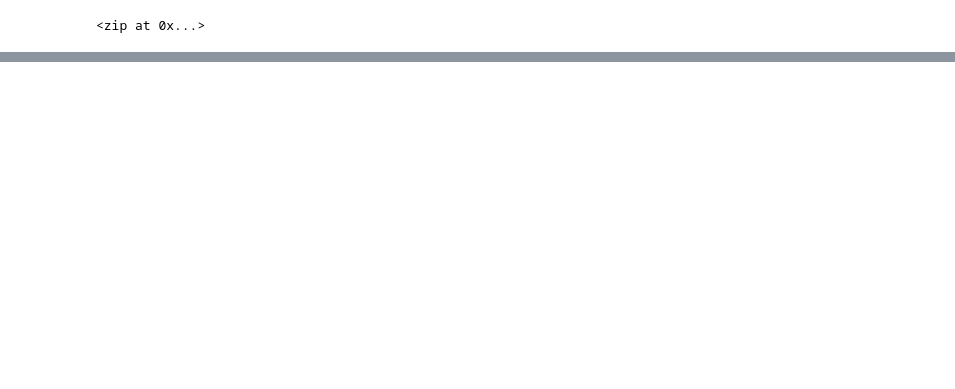
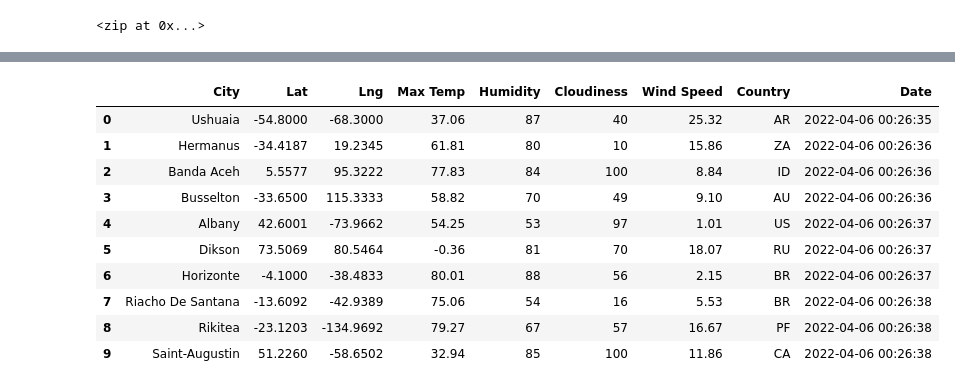
Before and after one commit to dbearpru/World_Weather_Analysis, a Jupyter notebook: WeatherPy.ipynb, the cells around one changed output, grey strips where cells are left out. Drawn from its saved outputs; the diff is of its cells as text; code cells hidden in the pictures; blank space fills up the shorter version.

```diff
--- a/WeatherPy.ipynb
+++ b/WeatherPy.ipynb
@@ -19,9 +25,12 @@ from citipy import citipy
+# %%
+# Starting URL for Weather Map API Call.
+url = "http://api.openweathermap.org/data/2.5/weather?units=Imperial&APPID=" + weather_api_key
 # %%
 # Create a list for holding the cities.
 cities = []
 # Identify the nearest city for each latitude and longitude combination.
 for coordinate in coordinates:
-    city = citipy.(coordinate[0], coordinate[1]).city_name
+    city = citipy.nearest_city(coordinate[0], coordinate[1]).city_name
 
     # If the city is unique, then we will add it to the cities list.
     if city not in cities:
@@ -32,0 +124,16 @@ SyntaxError: invalid syntax (586869165.py, line 5)
+# %%
+# Convert the array of dictionaries to a Pandas DataFrame.
+city_data_df = pd.DataFrame(city_data)
+city_data_df.head(10)
+# %% [output]
+|  | City | Lat | Lng | Max Temp | Humidity | Cloudiness | Wind Speed | Country | Date |
+| 0 | Ushuaia | -54.8000 | -68.3000 | 37.06 | 87 | 40 | 25.32 | AR | 2022-04-06 00:26:35 |
+| 1 | Hermanus | -34.4187 | 19.2345 | 61.81 | 80 | 10 | 15.86 | ZA | 2022-04-06 00:26:36 |
+| 2 | Banda Aceh | 5.5577 | 95.3222 | 77.83 | 84 | 100 | 8.84 | ID | 2022-04-06 00:26:36 |
+| 3 | Busselton | -33.6500 | 115.3333 | 58.82 | 70 | 49 | 9.10 | AU | 2022-04-06 00:26:36 |
+| 4 | Albany | 42.6001 | -73.9662 | 54.25 | 53 | 97 | 1.01 | US | 2022-04-06 00:26:37 |
+| 5 | Dikson | 73.5069 | 80.5464 | -0.36 | 81 | 70 | 18.07 | RU | 2022-04-06 00:26:37 |
+| 6 | Horizonte | -4.1000 | -38.4833 | 80.01 | 88 | 56 | 2.15 | BR | 2022-04-06 00:26:37 |
+| 7 | Riacho De Santana | -13.6092 | -42.9389 | 75.06 | 54 | 16 | 5.53 | BR | 2022-04-06 00:26:38 |
+| 8 | Rikitea | -23.1203 | -134.9692 | 79.27 | 67 | 57 | 16.67 | PF | 2022-04-06 00:26:38 |
+| 9 | Saint-Augustin | 51.2260 | -58.6502 | 32.94 | 85 | 100 | 11.86 | CA | 2022-04-06 00:26:38 |
```
Also changed, not shown: parts of 6 cells of this notebook, 4 other files.
